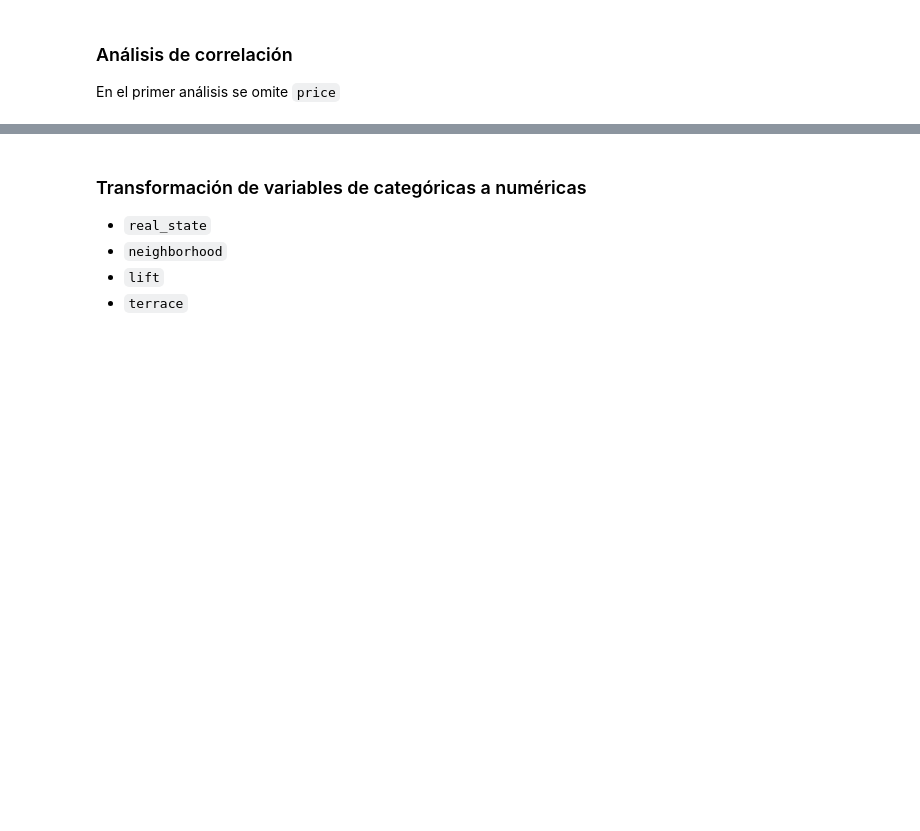
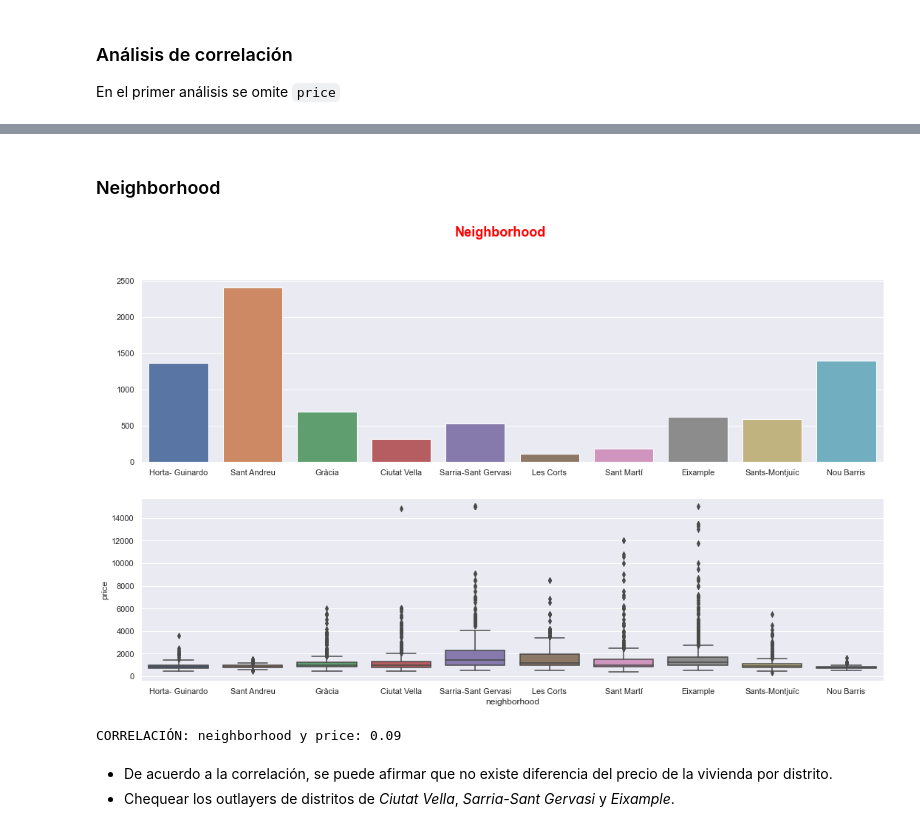
Before and after one commit to carlosarreguib/PROYECTO_1, a Jupyter notebook: Pre-Processing.ipynb, the cells around one changed output, grey strips where cells are left out. Saved outputs shown, nothing was run; the diff lists cells and outputs as text; code cells hidden in the pictures; blank space fills up the shorter version.

```diff
--- a/Pre-Processing.ipynb
+++ b/Pre-Processing.ipynb
@@ -41,8 +59,8 @@ viviendas: 8188 filas y 9 columnas
 # %%
-#Viendo los tipos de variable
+
 for i,attr in enumerate(data.columns.tolist(),start=1):
     dtype= data[attr].dtype
-    if dtype == "object":
+    if dtype == "str":
         print(color.YELLOW+color.BOLD +f'{i:>2}.{attr:<20} {dtype}'+color.END)
     elif dtype == "int64":
         print(color.RED+color.BOLD +f'{i:>2}.{attr:<20} {dtype}'+color.END)
@@ -127,30 +160,28 @@ Programa auxiliar:
 # %%
-#Tranformar variables categóricas a numéricas
+# Tranformar variables categóricas a numéricas
 from sklearn import preprocessing
 le = preprocessing.LabelEncoder()
+# Gráficos por atributo y price
 def analisis(attr):
-    #2 graficoss
     variables_counted=data[attr].value_counts(dropna=False,ascending=True).sort_index()
     variables_counted_df =pd.DataFrame({"x":variables_counted.index,"y":variables_counted.values})
     dtype= data[attr].dtype
     plt.figure(figsize=(18,10))
+    #Primer gráfico
     ax1=plt.subplot(211)
     if (dtype== "float64") or (dtype=="int64" and variables_counted.size>30):
         sns.histplot(data=data[attr],bins=100)
         ax1.set(xlabel="",ylabel="")
+        #Segundo gráfico
         ax2=plt.subplot(212,sharex=ax1)
         sns.scatterplot(data=data,x=attr,y="price")
-    elif dtype=="object":
-        sns.barplot(data=variables_counted_df,x="y",y="x")
-        ax1.set(xlabel="",ylabel="")
-        ax2=plt.subplot(212)
-        sns.boxplot(data=data,y='price',x=attr)
     else:
         sns.barplot(data=variables_counted_df,x="x",y="y")
         ax1.set(xlabel="",ylabel="")
+        #Segundo gráfico
         ax2=plt.subplot(212,sharex=ax1)
         sns.boxplot(data=data,y='price',x=attr)
-    plt.suptitle(attr,fontsize=18,fontweight="bold",color="red")
+    plt.suptitle(attr.capitalize(),fontsize=18,fontweight="bold",color="red")
     plt.show()
     #Coeficiente de correlación
     df= data[[attr,'price']]
@@ -158,4 +189,3 @@ def analisis(attr):
         df[attr]=le.fit_transform(df[attr])
     corr=df.corr().iloc[0,1]
     print(color.PURPLE+ 'CORRELACIÓN:'+ color.END + f' {attr} y price: {round(corr,2)}')
-    print("-"*120)
@@ -186,7 +192,10 @@ CORRELACIÓN: real_state y price: -0.25
-# %% [markdown]
-### Transformación de variables de categóricas a numéricas
-
-- `real_state`
-- `neighborhood`
-- `lift`
-- `terrace`
+# %% [markdown]
+### Neighborhood
+# %%
+analisis("neighborhood")
+# %% [output]
+[figure, added]
+CORRELACIÓN: neighborhood y price: 0.09
+# %% [markdown]
+- De acuerdo a la correlación, se puede afirmar que no existe diferencia del precio de la vivienda por distrito.
+- Chequear los outlayers de distritos de *Ciutat Vella*, *Sarria-Sant Gervasi* y *Eixample*.
```
Also changed, not shown: parts of 48 cells of this notebook, 2 other files.
